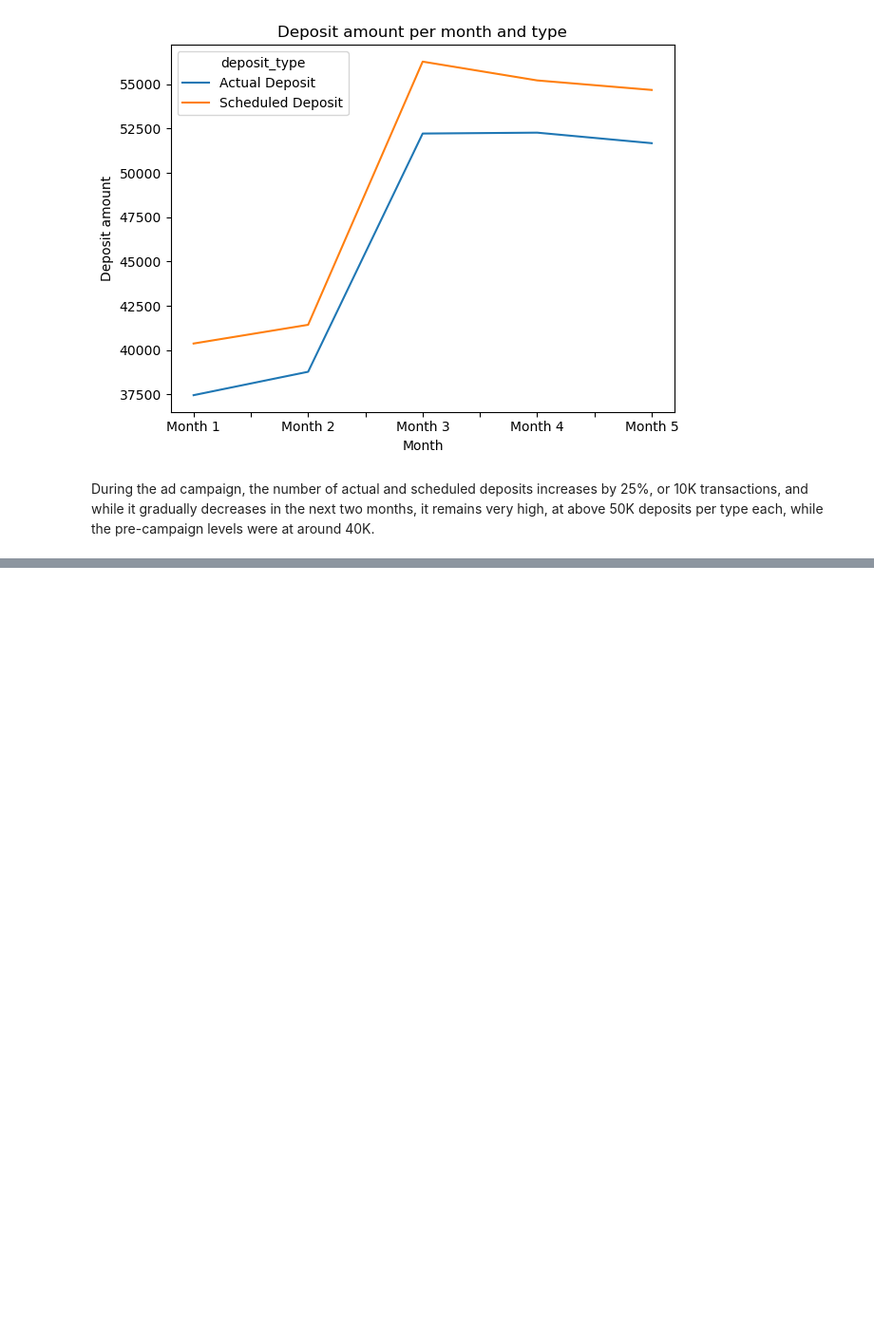
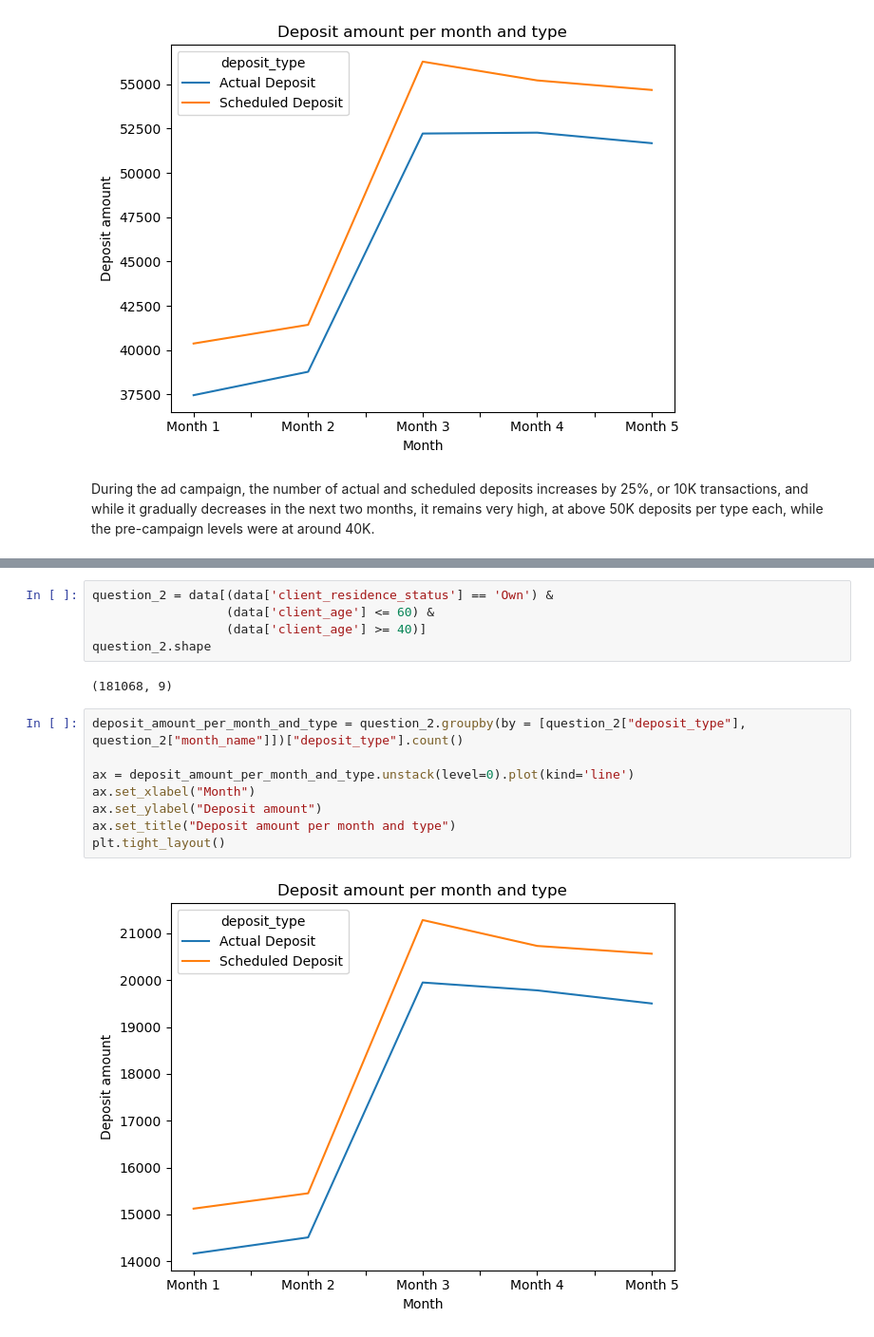
Before and after one commit to tugceturkkal/Data-Projects, a Jupyter notebook: Marketing Campaign Results.ipynb, the cells around one changed output, grey strips where cells are left out. Shown at 95% size. Drawn from its saved outputs; the diff is of its cells as text; blank space fills up the shorter version.

```diff
--- a/Marketing Campaign Results.ipynb
+++ b/Marketing Campaign Results.ipynb
@@ -322,0 +355,17 @@ Based on the provided data, how would you recommend campaign strategy be adjuste
+# %%
+question_2 = data[(data['client_residence_status'] == 'Own') &
+                  (data['client_age'] <= 60) &
+                  (data['client_age'] >= 40)]
+question_2.shape
+# %% [output]
+(181068, 9)
+# %%
+deposit_amount_per_month_and_type = question_2.groupby(by = [question_2["deposit_type"], question_2["month_name"]])["deposit_type"].count()
+
+ax = deposit_amount_per_month_and_type.unstack(level=0).plot(kind='line')
+ax.set_xlabel("Month")
+ax.set_ylabel("Deposit amount")
+ax.set_title("Deposit amount per month and type")
+plt.tight_layout()
+# %% [output]
+[figure, added]
```
Also changed, not shown: parts of 15 cells of this notebook.
